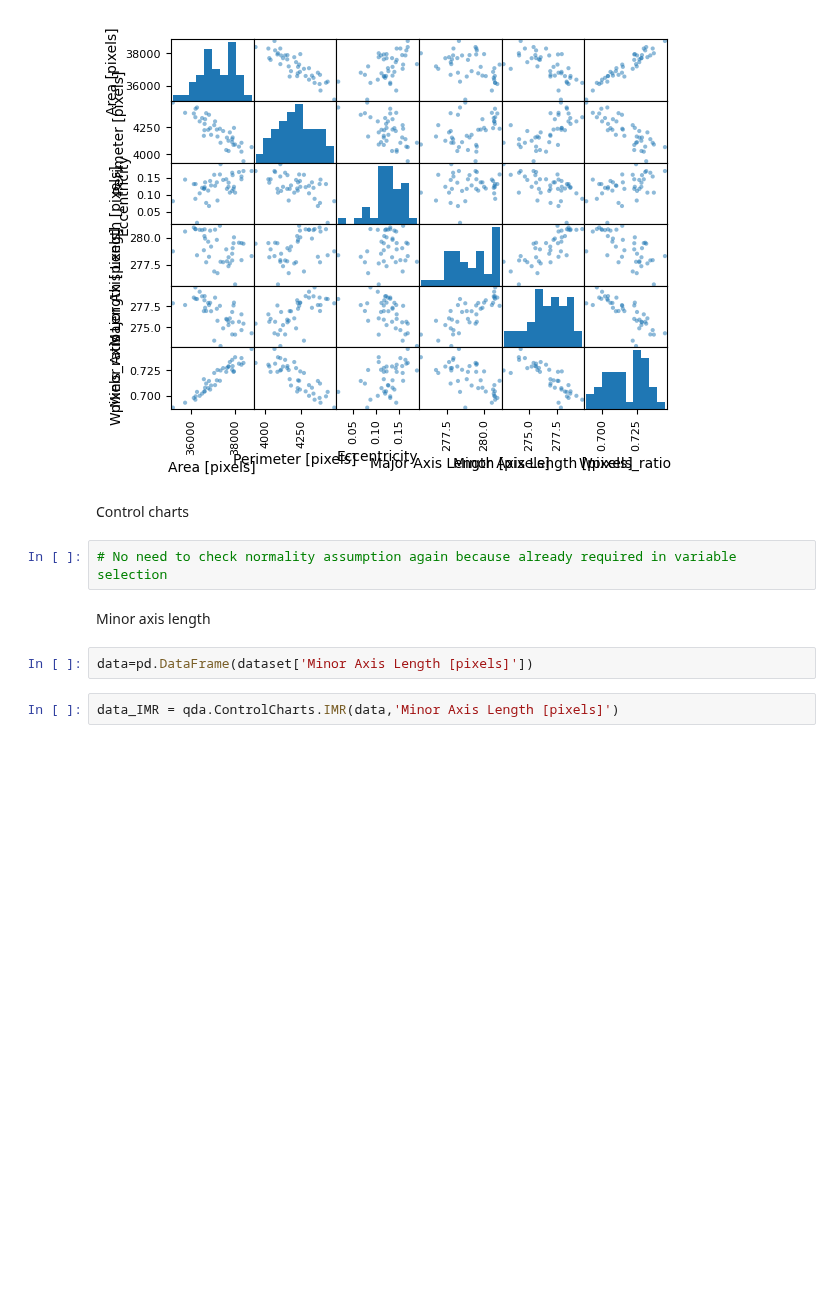
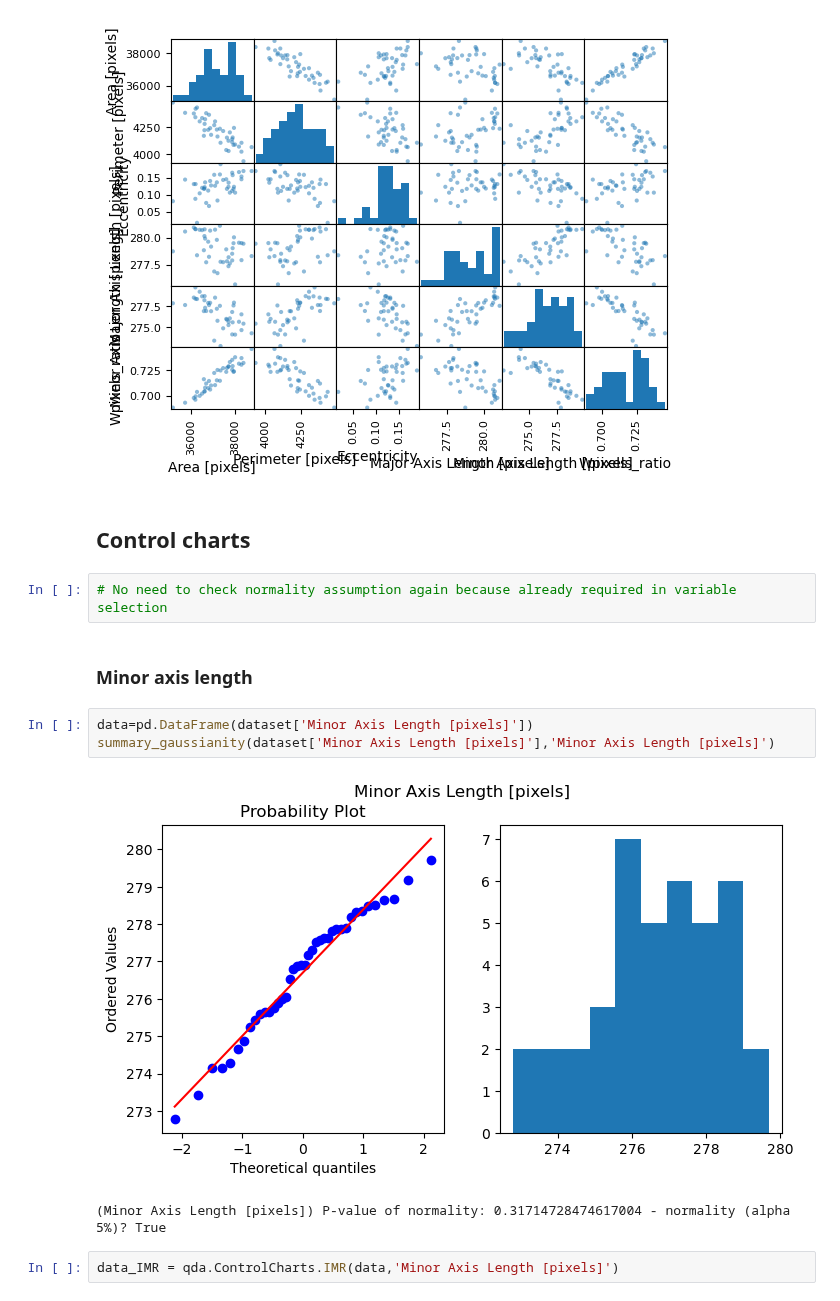
Before and after one commit to abylai11/qda-project, a Jupyter notebook: Python code/Control charts.ipynb, the cells around one changed output. Cells and saved outputs as stored; diff of their text form; blank space fills up the shorter version.

```diff
--- a/Python code/Control charts.ipynb
+++ b/Python code/Control charts.ipynb
@@ -59,14 +70,18 @@ plt.show()
 # can see some linear correlated vars and some very sparse/uncorrelated
 # %% [output]
 [figure]
-# %% [markdown]
-Control charts
+# %% [markdown]
+## Control charts
 # %%
 # No need to check normality assumption again because already required in variable selection
 # %% [markdown]
-Minor axis length
+### Minor axis length
 # %%
 data=pd.DataFrame(dataset['Minor Axis Length [pixels]'])
+summary_gaussianity(dataset['Minor Axis Length [pixels]'],'Minor Axis Length [pixels]')
+# %% [output]
+[figure, added]
+(Minor Axis Length [pixels]) P-value of normality: 0.31714728474617004 - normality (alpha 5%)? True
 # %%
 data_IMR = qda.ControlCharts.IMR(data,'Minor Axis Length [pixels]')
 # %% [output]
```
Also changed, not shown: parts of 12 cells of this notebook.
